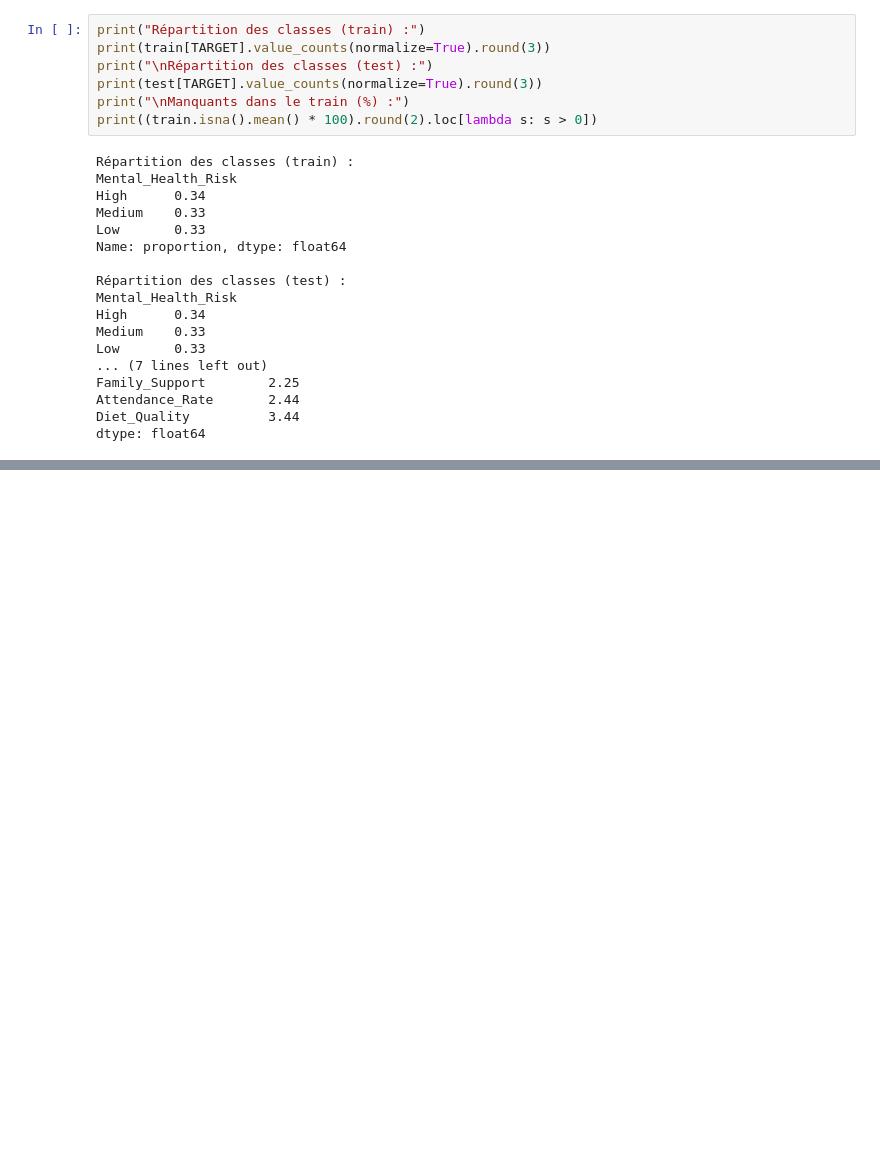
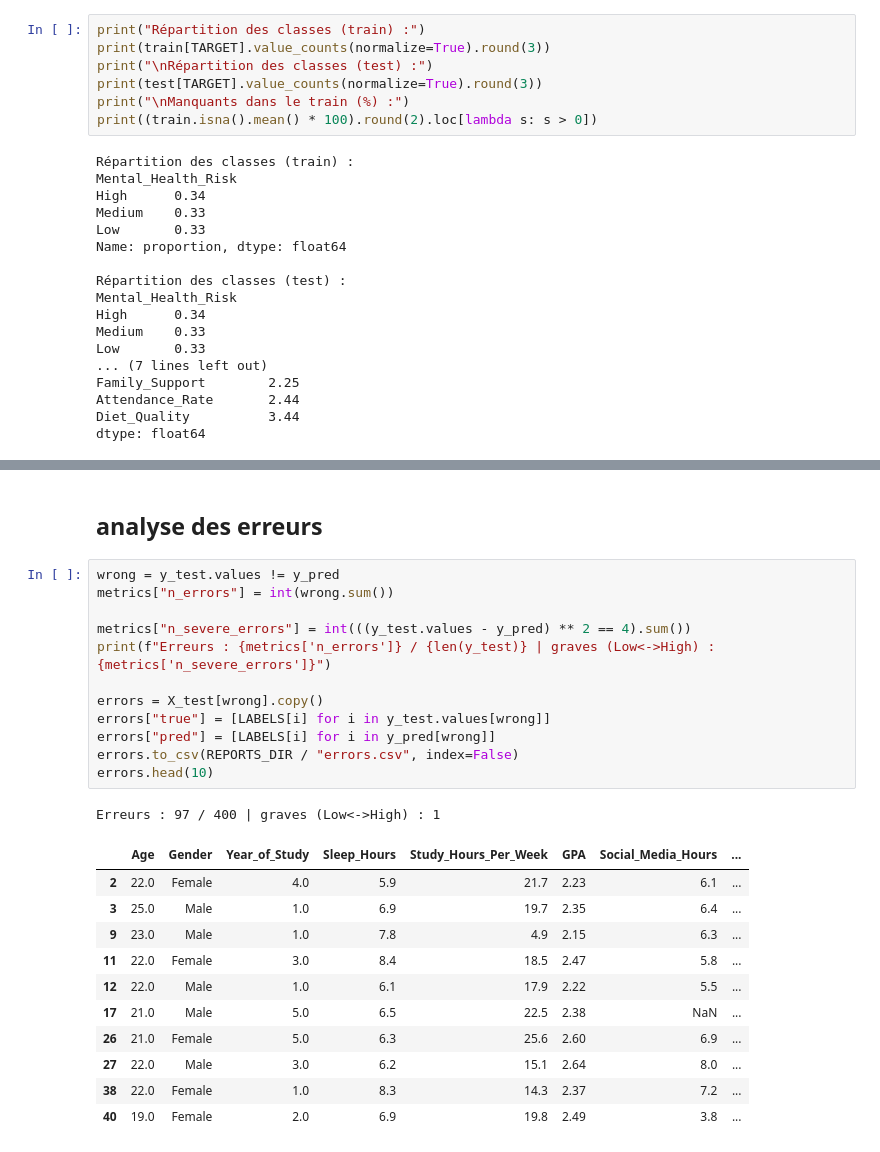
Before and after one commit to a-oirgari/Brief_Croise1, a Jupyter notebook: notebooks/02_pipeline.ipynb, the cells around one changed output, grey strips where cells are left out. Drawn from its saved outputs; the diff is of its cells as text; blank space fills up the shorter version.

```diff
--- a/notebooks/02_pipeline.ipynb
+++ b/notebooks/02_pipeline.ipynb
@@ -237,0 +477,27 @@ dtype: float64
+# %% [markdown]
+## analyse des erreurs
+# %%
+wrong = y_test.values != y_pred
+metrics["n_errors"] = int(wrong.sum())
+
+metrics["n_severe_errors"] = int(((y_test.values - y_pred) ** 2 == 4).sum())
+print(f"Erreurs : {metrics['n_errors']} / {len(y_test)} | graves (Low<->High) : {metrics['n_severe_errors']}")
+
+errors = X_test[wrong].copy()
+errors["true"] = [LABELS[i] for i in y_test.values[wrong]]
+errors["pred"] = [LABELS[i] for i in y_pred[wrong]]
+errors.to_csv(REPORTS_DIR / "errors.csv", index=False)
+errors.head(10)
+# %% [output]
+Erreurs : 97 / 400 | graves (Low<->High) : 1
+|  | Age | Gender | Year_of_Study | Sleep_Hours | Study_Hours_Per_Week | GPA | Social_Media_Hours | ... |
+| 2 | 22.0 | Female | 4.0 | 5.9 | 21.7 | 2.23 | 6.1 | ... |
+| 3 | 25.0 | Male | 1.0 | 6.9 | 19.7 | 2.35 | 6.4 | ... |
+| 9 | 23.0 | Male | 1.0 | 7.8 | 4.9 | 2.15 | 6.3 | ... |
+| 11 | 22.0 | Female | 3.0 | 8.4 | 18.5 | 2.47 | 5.8 | ... |
+| 12 | 22.0 | Male | 1.0 | 6.1 | 17.9 | 2.22 | 5.5 | ... |
+| 17 | 21.0 | Male | 5.0 | 6.5 | 22.5 | 2.38 | NaN | ... |
+| 26 | 21.0 | Female | 5.0 | 6.3 | 25.6 | 2.60 | 6.9 | ... |
+| 27 | 22.0 | Male | 3.0 | 6.2 | 15.1 | 2.64 | 8.0 | ... |
+| 38 | 22.0 | Female | 1.0 | 8.3 | 14.3 | 2.37 | 7.2 | ... |
+| 40 | 19.0 | Female | 2.0 | 6.9 | 19.8 | 2.49 | 3.8 | ... |
```
Also changed, not shown: parts of 19 cells of this notebook, 31 other files.
